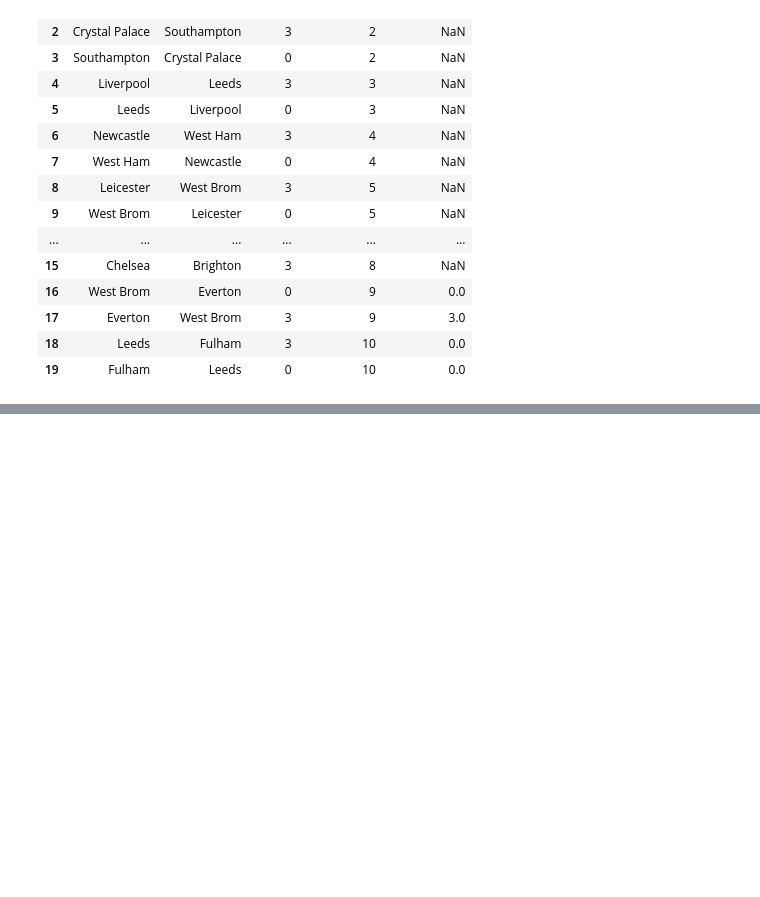
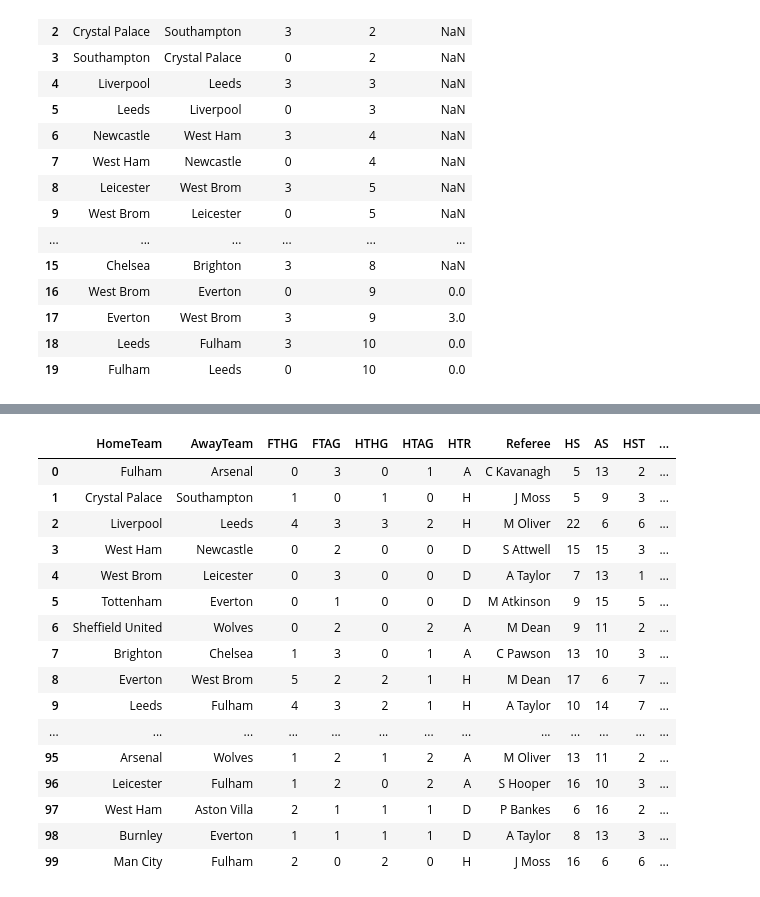
Before and after one commit to venti-sei/Bet26, a Jupyter notebook: bet.ipynb, the cells around one changed output, grey strips where cells are left out. Cells and saved outputs as stored; diff of their text form; code cells hidden in the pictures; blank space fills up the shorter version.

```diff
--- a/bet.ipynb
+++ b/bet.ipynb
@@ -321,0 +346,7 @@ display(filtered_df.head())
+# %%
+home_matches_temp = filtered_df[['HomeTeam', 'MatchOrder', 'HP']].copy()
+home_matches_temp['HL5HP'] = home_matches_temp.groupby('HomeTeam')['HP'].transform(lambda x: x.rolling(window=5, min_periods=1).sum().shift(1))
+
+filtered_df = pd.merge(filtered_df, home_matches_temp[['HomeTeam', 'MatchOrder', 'HL5HP']], on=['HomeTeam', 'MatchOrder'], how='left')
+
+display(filtered_df.head())
@@ -321,0 +364,7 @@ display(filtered_df.head())
+# %%
+away_matches_temp = filtered_df[['AwayTeam', 'MatchOrder', 'AP']].copy()
+away_matches_temp['AL5AP'] = away_matches_temp.groupby('AwayTeam')['AP'].transform(lambda x: x.rolling(window=5, min_periods=1).sum().shift(1))
+
+filtered_df = pd.merge(filtered_df, away_matches_temp[['AwayTeam', 'MatchOrder', 'AL5AP']], on=['AwayTeam', 'MatchOrder'], how='left')
+
+display(filtered_df.head())
@@ -321,0 +379,21 @@ display(filtered_df.head())
+# %%
+pd.set_option('display.max_rows', None)
+display(filtered_df.head(100))
+# %% [output]
+|  | HomeTeam | AwayTeam | FTHG | FTAG | HTHG | HTAG | HTR | Referee | HS | AS | HST | ... |
+| 0 | Fulham | Arsenal | 0 | 3 | 0 | 1 | A | C Kavanagh | 5 | 13 | 2 | ... |
+| 1 | Crystal Palace | Southampton | 1 | 0 | 1 | 0 | H | J Moss | 5 | 9 | 3 | ... |
+| 2 | Liverpool | Leeds | 4 | 3 | 3 | 2 | H | M Oliver | 22 | 6 | 6 | ... |
+| 3 | West Ham | Newcastle | 0 | 2 | 0 | 0 | D | S Attwell | 15 | 15 | 3 | ... |
+| 4 | West Brom | Leicester | 0 | 3 | 0 | 0 | D | A Taylor | 7 | 13 | 1 | ... |
+| 5 | Tottenham | Everton | 0 | 1 | 0 | 0 | D | M Atkinson | 9 | 15 | 5 | ... |
+| 6 | Sheffield United | Wolves | 0 | 2 | 0 | 2 | A | M Dean | 9 | 11 | 2 | ... |
+| 7 | Brighton | Chelsea | 1 | 3 | 0 | 1 | A | C Pawson | 13 | 10 | 3 | ... |
+| 8 | Everton | West Brom | 5 | 2 | 2 | 1 | H | M Dean | 17 | 6 | 7 | ... |
+| 9 | Leeds | Fulham | 4 | 3 | 2 | 1 | H | A Taylor | 10 | 14 | 7 | ... |
+| ... | ... | ... | ... | ... | ... | ... | ... | ... | ... | ... | ... | ... |
+| 95 | Arsenal | Wolves | 1 | 2 | 1 | 2 | A | M Oliver | 13 | 11 | 2 | ... |
+| 96 | Leicester | Fulham | 1 | 2 | 0 | 2 | A | S Hooper | 16 | 10 | 3 | ... |
+| 97 | West Ham | Aston Villa | 2 | 1 | 1 | 1 | D | P Bankes | 6 | 16 | 2 | ... |
+| 98 | Burnley | Everton | 1 | 1 | 1 | 1 | D | A Taylor | 8 | 13 | 3 | ... |
+| 99 | Man City | Fulham | 2 | 0 | 2 | 0 | H | J Moss | 16 | 6 | 6 | ... |
```
Also changed, not shown: parts of 19 cells of this notebook.
